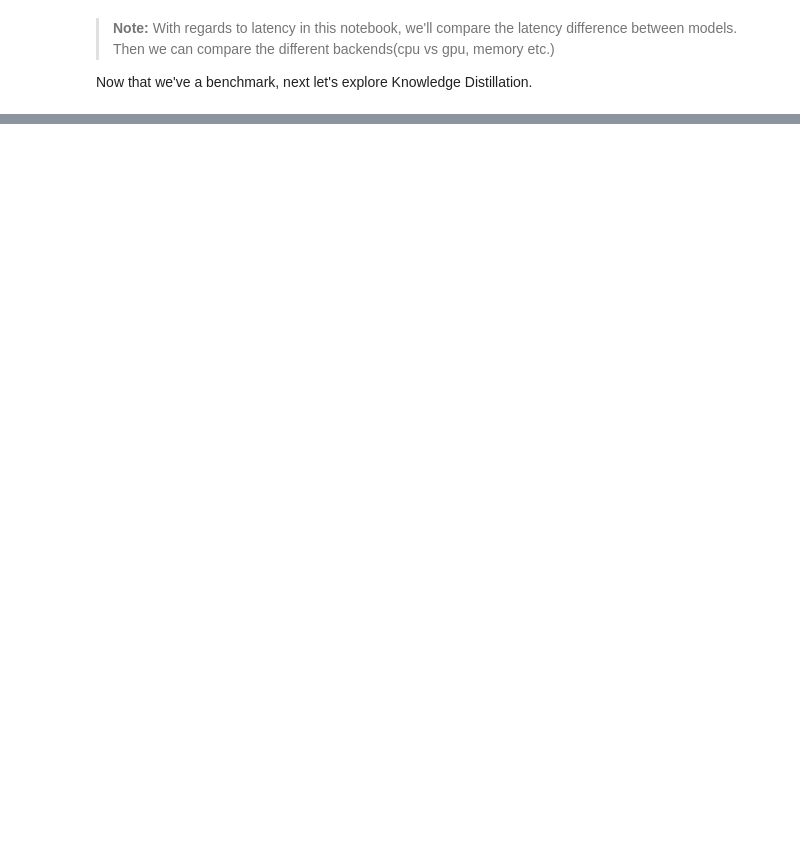
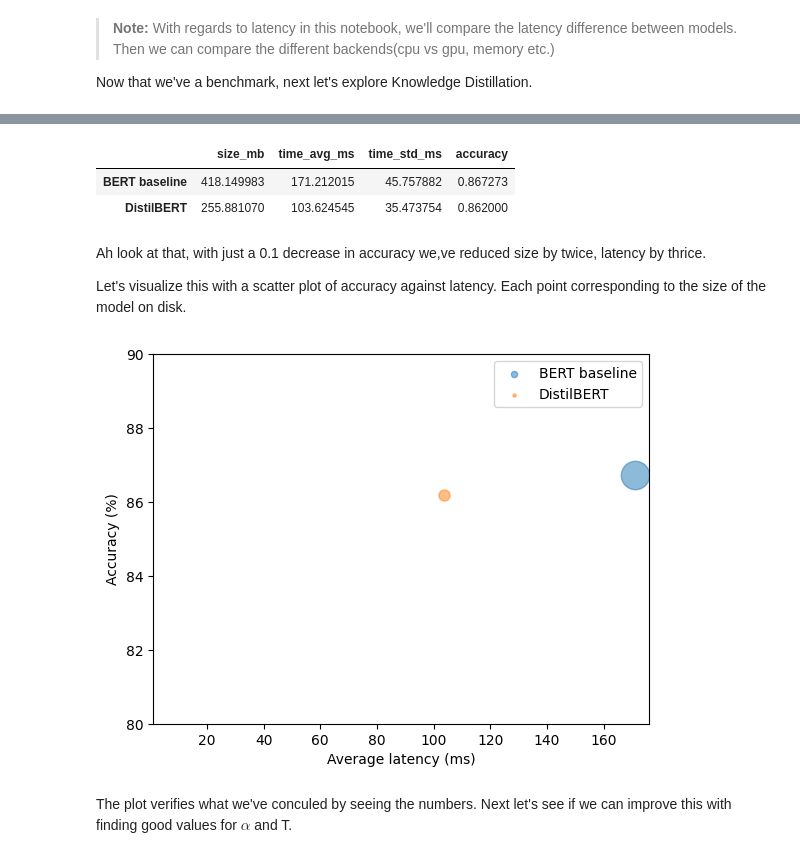
Before and after one commit to JpChii/nlp-with-hugging-face, a Jupyter notebook: notebooks/8-Making-transformers-efficient-in-production.ipynb, the cells around one changed output, grey strips where cells are left out. Cells and saved outputs as stored; diff of their text form; code cells hidden in the pictures; blank space fills up the shorter version.

Commit message:
completed knowledge distillation

```diff
--- a/notebooks/8-Making-transformers-efficient-in-production.ipynb
+++ b/notebooks/8-Making-transformers-efficient-in-production.ipynb
@@ -306,7 +306,7 @@ def time_pipeline(self, query="What is the pin for my account?"):
 
 PerformanceBenchmark.time_pipeline = time_pipeline
 # %%
-pb = PerformanceBenchmark(pipe, clinc['test'])
+pb = PerformanceBenchmark(pipe, clinc['test'], optim_type="BERT baseline")
 perf_metrics = pb.run_benchmark()
 # %% [output]
 Model's size: 418.1499834060669
@@ -403,0 +737,58 @@ We already have a fine-tuned BERT model, let's use knowledge distillation to fin
+# %%
+import pandas as pd
+pd.DataFrame.from_dict(perf_metrics, orient="index")
+# %% [output]
+|  | size_mb | time_avg_ms | time_std_ms | accuracy |
+| BERT baseline | 418.149983 | 171.212015 | 45.757882 | 0.867273 |
+| DistilBERT | 255.881070 | 103.624545 | 35.473754 | 0.862000 |
+# %% [markdown]
+Ah look at that, with just a 0.1 decrease in accuracy we,ve reduced size by twice, latency by thrice.
+
+Let's visualize this with a scatter plot of accuracy against latency. Each point corresponding to the size of the model on disk.
+# %%
+import matplotlib.pyplot as plt
+import pandas as pd
+
+def plot_metrics(perf_metrics, current_optim_type):
+
+  df = pd.DataFrame.from_dict(perf_metrics, orient="index")
+
+  for idx in df.index:
+    df_opt = df.loc[idx]
+
+    if idx == current_optim_type:
+      plt.scatter(
+        x=df_opt["time_avg_ms"],
+        y=df_opt["accuracy"] * 100,
+        alpha=0.5,
+        s=df_opt["size_mb"],
+        label=idx,
+        marker=".",
+      )
+
+    else:
+      plt.scatter(
+        x=df_opt["time_avg_ms"],
+        y=df_opt["accuracy"] * 100,
+        alpha=0.5,
+        s=df_opt["size_mb"],
+        label=idx,
+      )
+
+  legend = plt.legend(bbox_to_anchor=(1,1))
+  for handle in legend.legendHandles:
+    handle.set_sizes([20])
+
+  plt.ylim(80,90)
+  # Use the slowest model to define the x-axis range
+  xlim = int(perf_metrics["BERT baseline"]["time_avg_ms"] + 5)
+  plt.xlim(1, xlim)
+  plt.ylabel("Accuracy (%)")
+  plt.xlabel("Average latency (ms)")
+  plt.show()
+# %%
+plot_metrics(perf_metrics, optim_type)
+# %% [output]
+[figure, added]
+# %% [markdown]
+The plot verifies what we've conculed by seeing the numbers. Next let's see if we can improve this with finding good values for $\alpha$ and T.
```
Also changed, not shown: parts of 59 cells of this notebook, 1 other file.
